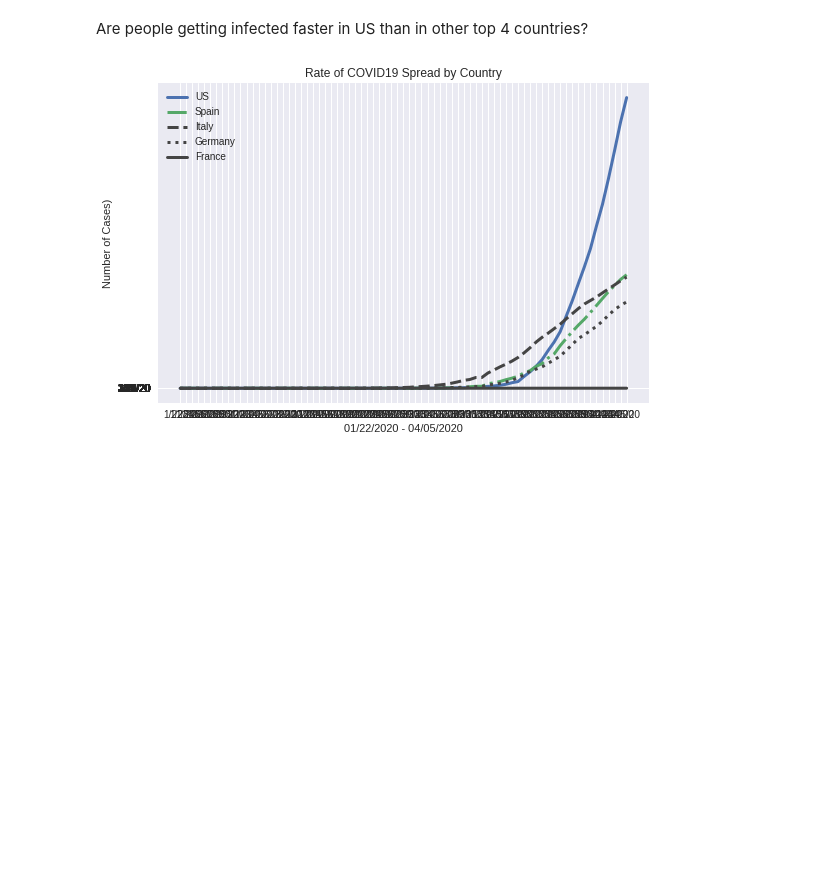
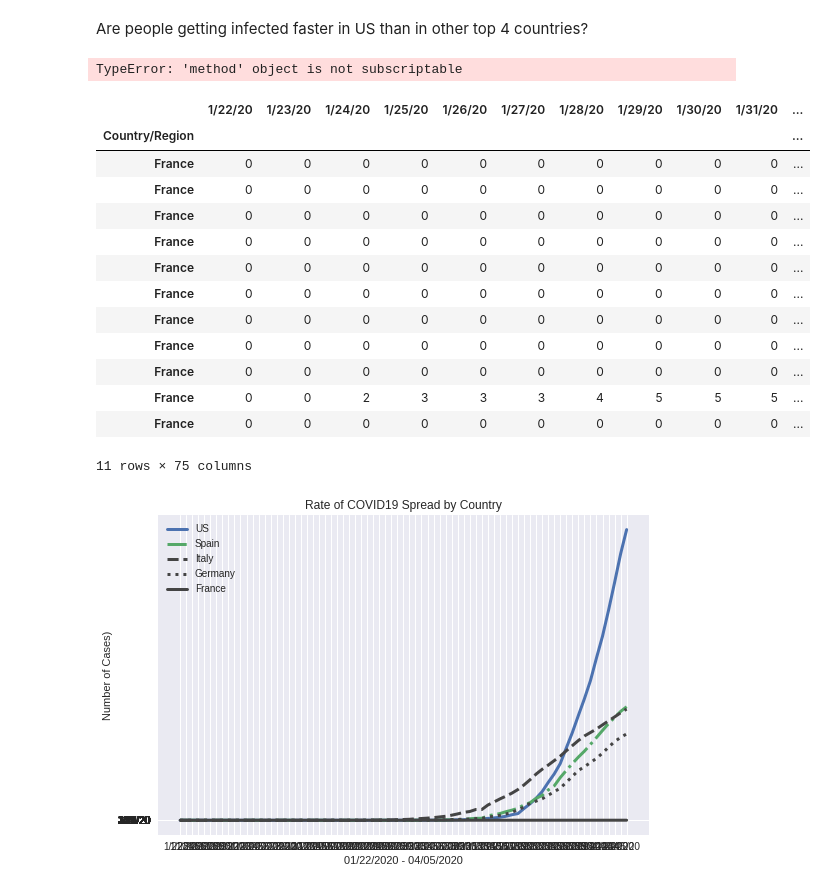
Before and after one commit to VHTATAH/COVID-19, a Jupyter notebook: covid-19.ipynb, the cells around one changed output. Saved outputs shown, nothing was run; the diff lists cells and outputs as text; code cells hidden in the pictures; blank space fills up the shorter version.

```diff
--- a/covid-19.ipynb
+++ b/covid-19.ipynb
@@ -43,6 +43,3 @@ recovered_global.head()
 # Visualizing Coronavirus Distribution by Country with Bar Charts
 # %% [markdown]
 What are the top 10 countries with confirmed number of cases for 04/06/2020?
-# %%
-# Index is set to be 'Country/Region', 'Province/State','Lat', 'Long' columns droped, values are sorted for 04/05/2020 date
-top_10_confirmed = confirmed_global.set_index('Country/Region').sort_values(by = '4/5/20', ascending = False).drop(['Province/State','Lat', 'Long'], axis = 1,inplace = False)['4/5/20'].head(10)
@@ -82,7 +81,26 @@ confirmed_US = (confirmed_global.set_index('Country/Region').drop(['Province/Sta
 confirmed_Spain = (confirmed_global.set_index('Country/Region').drop(['Province/State','Lat', 'Long'], axis = 1, inplace = False)).loc['Spain']
 confirmed_Italy = (confirmed_global.set_index('Country/Region').drop(['Province/State','Lat', 'Long'], axis = 1, inplace = False)).loc['Italy']
 confirmed_Germany = (confirmed_global.set_index('Country/Region').drop(['Province/State','Lat', 'Long'], axis = 1, inplace = False)).loc['Germany']
-confirmed_France = (confirmed_global.set_index('Country/Region').drop(['Province/State','Lat', 'Long'], axis = 1, inplace = False)).loc['France']
+confirmed_France = (confirmed_global.set_index('Country/Region').drop(['Province/State','Lat', 'Long'], axis = 1, inplace = False)).groupby['France'].sum()
+# %% [output]
+TypeError: 'method' object is not subscriptable
+# %%
+confirmed_France
+# %% [output]
+|  | 1/22/20 | 1/23/20 | 1/24/20 | 1/25/20 | 1/26/20 | 1/27/20 | 1/28/20 | 1/29/20 | 1/30/20 | 1/31/20 | ... |
+| Country/Region |  |  |  |  |  |  |  |  |  |  | ... |
+| France | 0 | 0 | 0 | 0 | 0 | 0 | 0 | 0 | 0 | 0 | ... |
+| France | 0 | 0 | 0 | 0 | 0 | 0 | 0 | 0 | 0 | 0 | ... |
+| France | 0 | 0 | 0 | 0 | 0 | 0 | 0 | 0 | 0 | 0 | ... |
+| France | 0 | 0 | 0 | 0 | 0 | 0 | 0 | 0 | 0 | 0 | ... |
+| France | 0 | 0 | 0 | 0 | 0 | 0 | 0 | 0 | 0 | 0 | ... |
+| France | 0 | 0 | 0 | 0 | 0 | 0 | 0 | 0 | 0 | 0 | ... |
+| France | 0 | 0 | 0 | 0 | 0 | 0 | 0 | 0 | 0 | 0 | ... |
+| France | 0 | 0 | 0 | 0 | 0 | 0 | 0 | 0 | 0 | 0 | ... |
+| France | 0 | 0 | 0 | 0 | 0 | 0 | 0 | 0 | 0 | 0 | ... |
+| France | 0 | 0 | 2 | 3 | 3 | 3 | 4 | 5 | 5 | 5 | ... |
+| France | 0 | 0 | 0 | 0 | 0 | 0 | 0 | 0 | 0 | 0 | ... |
+11 rows × 75 columns
 # %%
 plt.style.use('seaborn')
 
```
Also changed, not shown: parts of 3 cells of this notebook.
